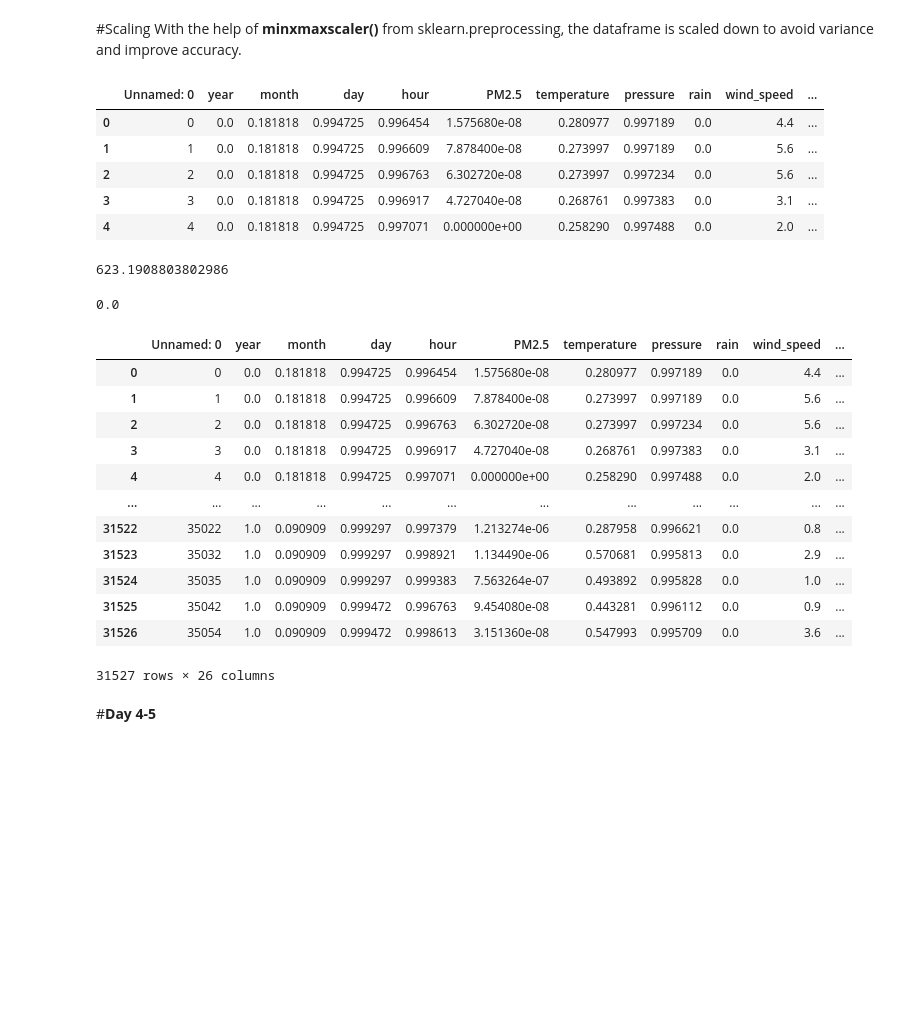
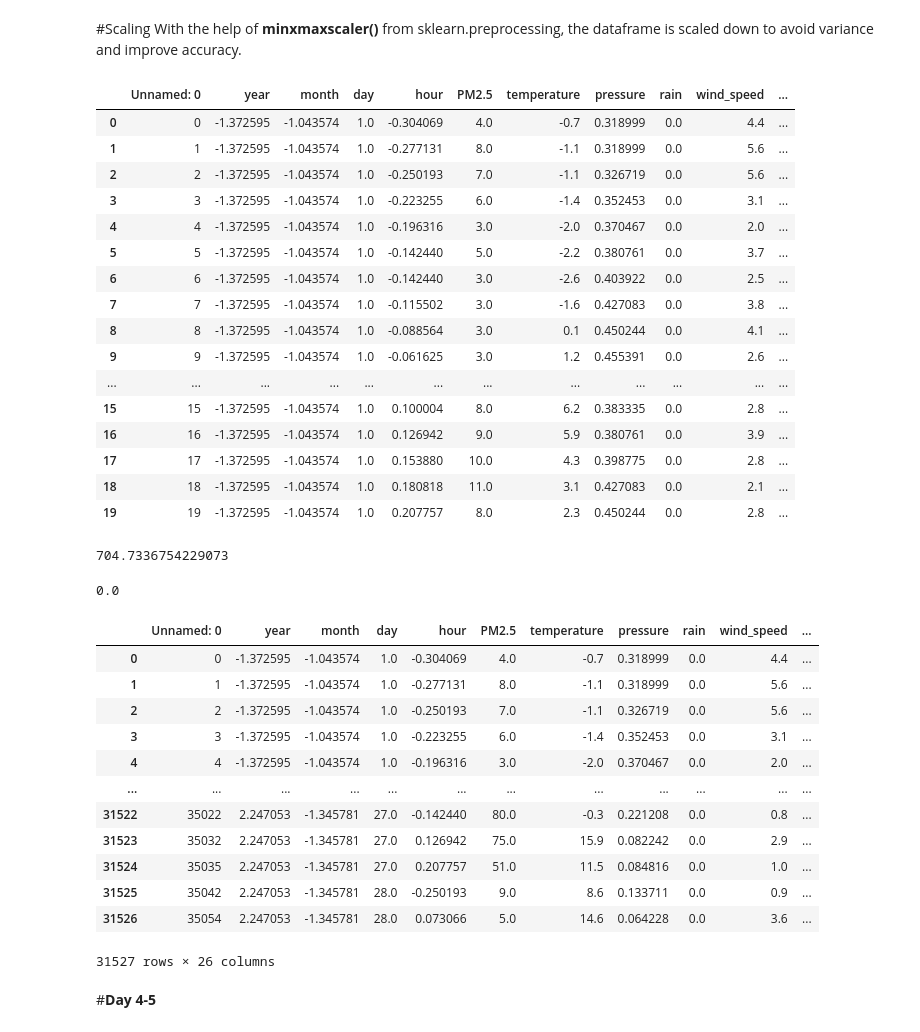
Before and after one commit to Priyanka-Rai18/GeeksFiesta_AI-ML_geeky_, a Jupyter notebook: datapreprocess.ipynb, the cells around one changed output. Drawn from its saved outputs; the diff is of its cells as text; code cells hidden in the pictures; blank space fills up the shorter version.

```diff
--- a/datapreprocess.ipynb
+++ b/datapreprocess.ipynb
@@ -131,22 +137,34 @@ With the help of **minxmaxscaler()** from sklearn.preprocessing, the dataframe i
 # %%
 #scaling
 from sklearn.preprocessing import MinMaxScaler
-scaling = MinMaxScaler()
-df[['year','month','day','hour','PM2.5','temperature','pressure']]=scaling.fit_transform(df[['year','month','day','hour','PM2.5','temperature','pressure']])
+from sklearn.preprocessing import StandardScaler
+scaling = StandardScaler()#MinMaxScaler()
+df[['year','month','hour','pressure']]=scaling.fit_transform(df[['year','month','hour','pressure']])
 # %%
-df.head()
+df.head(20)
 # %% [output]
 |  | Unnamed: 0 | year | month | day | hour | PM2.5 | temperature | pressure | rain | wind_speed | ... |
-| 0 | 0 | 0.0 | 0.181818 | 0.994725 | 0.996454 | 1.575680e-08 | 0.280977 | 0.997189 | 0.0 | 4.4 | ... |
-| 1 | 1 | 0.0 | 0.181818 | 0.994725 | 0.996609 | 7.878400e-08 | 0.273997 | 0.997189 | 0.0 | 5.6 | ... |
-| 2 | 2 | 0.0 | 0.181818 | 0.994725 | 0.996763 | 6.302720e-08 | 0.273997 | 0.997234 | 0.0 | 5.6 | ... |
-| 3 | 3 | 0.0 | 0.181818 | 0.994725 | 0.996917 | 4.727040e-08 | 0.268761 | 0.997383 | 0.0 | 3.1 | ... |
-| 4 | 4 | 0.0 | 0.181818 | 0.994725 | 0.997071 | 0.000000e+00 | 0.258290 | 0.997488 | 0.0 | 2.0 | ... |
+| 0 | 0 | -1.372595 | -1.043574 | 1.0 | -0.304069 | 4.0 | -0.7 | 0.318999 | 0.0 | 4.4 | ... |
+| 1 | 1 | -1.372595 | -1.043574 | 1.0 | -0.277131 | 8.0 | -1.1 | 0.318999 | 0.0 | 5.6 | ... |
+| 2 | 2 | -1.372595 | -1.043574 | 1.0 | -0.250193 | 7.0 | -1.1 | 0.326719 | 0.0 | 5.6 | ... |
+| 3 | 3 | -1.372595 | -1.043574 | 1.0 | -0.223255 | 6.0 | -1.4 | 0.352453 | 0.0 | 3.1 | ... |
+| 4 | 4 | -1.372595 | -1.043574 | 1.0 | -0.196316 | 3.0 | -2.0 | 0.370467 | 0.0 | 2.0 | ... |
+| 5 | 5 | -1.372595 | -1.043574 | 1.0 | -0.142440 | 5.0 | -2.2 | 0.380761 | 0.0 | 3.7 | ... |
+| 6 | 6 | -1.372595 | -1.043574 | 1.0 | -0.142440 | 3.0 | -2.6 | 0.403922 | 0.0 | 2.5 | ... |
+| 7 | 7 | -1.372595 | -1.043574 | 1.0 | -0.115502 | 3.0 | -1.6 | 0.427083 | 0.0 | 3.8 | ... |
+| 8 | 8 | -1.372595 | -1.043574 | 1.0 | -0.088564 | 3.0 | 0.1 | 0.450244 | 0.0 | 4.1 | ... |
+| 9 | 9 | -1.372595 | -1.043574 | 1.0 | -0.061625 | 3.0 | 1.2 | 0.455391 | 0.0 | 2.6 | ... |
+| ... | ... | ... | ... | ... | ... | ... | ... | ... | ... | ... | ... |
+| 15 | 15 | -1.372595 | -1.043574 | 1.0 | 0.100004 | 8.0 | 6.2 | 0.383335 | 0.0 | 2.8 | ... |
+| 16 | 16 | -1.372595 | -1.043574 | 1.0 | 0.126942 | 9.0 | 5.9 | 0.380761 | 0.0 | 3.9 | ... |
+| 17 | 17 | -1.372595 | -1.043574 | 1.0 | 0.153880 | 10.0 | 4.3 | 0.398775 | 0.0 | 2.8 | ... |
+| 18 | 18 | -1.372595 | -1.043574 | 1.0 | 0.180818 | 11.0 | 3.1 | 0.427083 | 0.0 | 2.1 | ... |
+| 19 | 19 | -1.372595 | -1.043574 | 1.0 | 0.207757 | 8.0 | 2.3 | 0.450244 | 0.0 | 2.8 | ... |
 # %%
 #mean
 df.mean().mean()
 # %% [output]
-623.1908803802986
+704.7336754229073
 # %%
 #median
 df.median().median()
@@ -159,17 +177,17 @@ df.drop_duplicates(inplace=True)
 df
 # %% [output]
 |  | Unnamed: 0 | year | month | day | hour | PM2.5 | temperature | pressure | rain | wind_speed | ... |
-| 0 | 0 | 0.0 | 0.181818 | 0.994725 | 0.996454 | 1.575680e-08 | 0.280977 | 0.997189 | 0.0 | 4.4 | ... |
-| 1 | 1 | 0.0 | 0.181818 | 0.994725 | 0.996609 | 7.878400e-08 | 0.273997 | 0.997189 | 0.0 | 5.6 | ... |
-| 2 | 2 | 0.0 | 0.181818 | 0.994725 | 0.996763 | 6.302720e-08 | 0.273997 | 0.997234 | 0.0 | 5.6 | ... |
-| 3 | 3 | 0.0 | 0.181818 | 0.994725 | 0.996917 | 4.727040e-08 | 0.268761 | 0.997383 | 0.0 | 3.1 | ... |
-| 4 | 4 | 0.0 | 0.181818 | 0.994725 | 0.997071 | 0.000000e+00 | 0.258290 | 0.997488 | 0.0 | 2.0 | ... |
+| 0 | 0 | -1.372595 | -1.043574 | 1.0 | -0.304069 | 4.0 | -0.7 | 0.318999 | 0.0 | 4.4 | ... |
+| 1 | 1 | -1.372595 | -1.043574 | 1.0 | -0.277131 | 8.0 | -1.1 | 0.318999 | 0.0 | 5.6 | ... |
+| 2 | 2 | -1.372595 | -1.043574 | 1.0 | -0.250193 | 7.0 | -1.1 | 0.326719 | 0.0 | 5.6 | ... |
+| 3 | 3 | -1.372595 | -1.043574 | 1.0 | -0.223255 | 6.0 | -1.4 | 0.352453 | 0.0 | 3.1 | ... |
+| 4 | 4 | -1.372595 | -1.043574 | 1.0 | -0.196316 | 3.0 | -2.0 | 0.370467 | 0.0 | 2.0 | ... |
 | ... | ... | ... | ... | ... | ... | ... | ... | ... | ... | ... | ... |
-| 31522 | 35022 | 1.0 | 0.090909 | 0.999297 | 0.997379 | 1.213274e-06 | 0.287958 | 0.996621 | 0.0 | 0.8 | ... |
-| 31523 | 35032 | 1.0 | 0.090909 | 0.999297 | 0.998921 | 1.134490e-06 | 0.570681 | 0.995813 | 0.0 | 2.9 | ... |
-| 31524 | 35035 | 1.0 | 0.090909 | 0.999297 | 0.999383 | 7.563264e-07 | 0.493892 | 0.995828 | 0.0 | 1.0 | ... |
-| 31525 | 35042 | 1.0 | 0.090909 | 0.999472 | 0.996763 | 9.454080e-08 | 0.443281 | 0.996112 | 0.0 | 0.9 | ... |
-| 31526 | 35054 | 1.0 | 0.090909 | 0.999472 | 0.998613 | 3.151360e-08 | 0.547993 | 0.995709 | 0.0 | 3.6 | ... |
+| 31522 | 35022 | 2.247053 | -1.345781 | 27.0 | -0.142440 | 80.0 | -0.3 | 0.221208 | 0.0 | 0.8 | ... |
+| 31523 | 35032 | 2.247053 | -1.345781 | 27.0 | 0.126942 | 75.0 | 15.9 | 0.082242 | 0.0 | 2.9 | ... |
+| 31524 | 35035 | 2.247053 | -1.345781 | 27.0 | 0.207757 | 51.0 | 11.5 | 0.084816 | 0.0 | 1.0 | ... |
+| 31525 | 35042 | 2.247053 | -1.345781 | 28.0 | -0.250193 | 9.0 | 8.6 | 0.133711 | 0.0 | 0.9 | ... |
+| 31526 | 35054 | 2.247053 | -1.345781 | 28.0 | 0.073066 | 5.0 | 14.6 | 0.064228 | 0.0 | 3.6 | ... |
 31527 rows × 26 columns
 # %% [markdown]
 #**Day 4-5**
```
Also changed, not shown: parts of 35 cells of this notebook, 1 other file.
